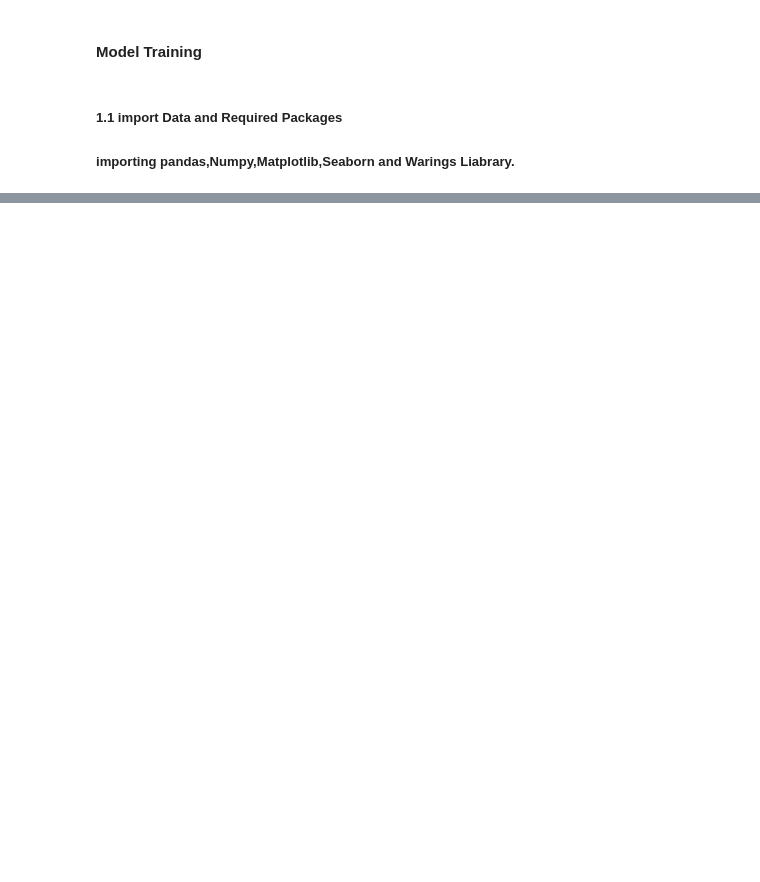
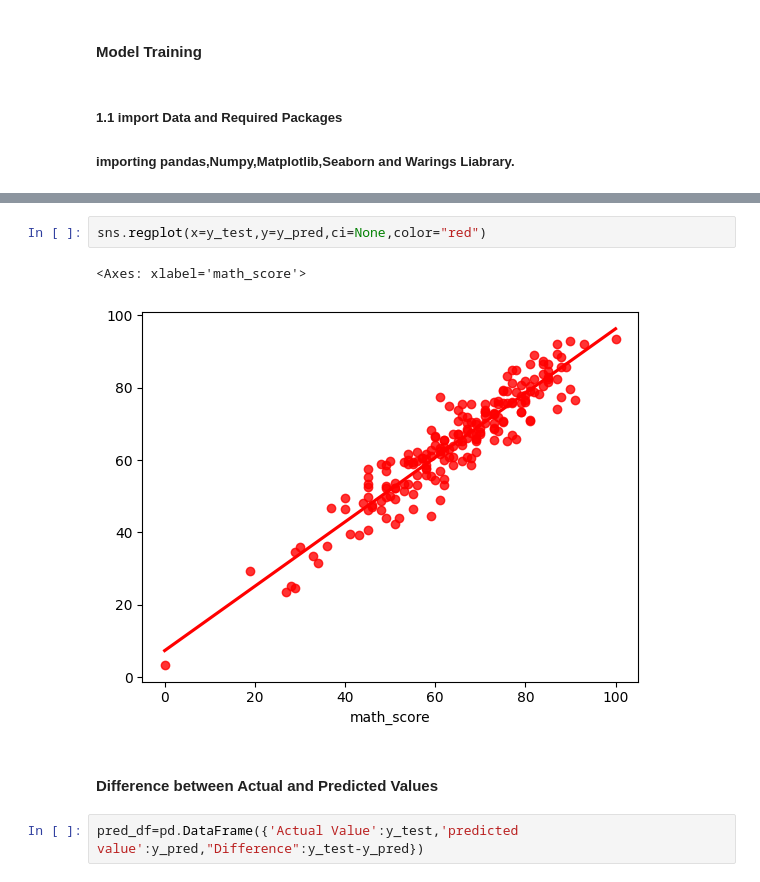
Before and after one commit to nilesh-sadgir/1_project, a Jupyter notebook: notebook/MODEL TRAINING.ipynb, the cells around one changed output, grey strips where cells are left out. Saved outputs shown, nothing was run; the diff lists cells and outputs as text; blank space fills up the shorter version.

```diff
--- a/notebook/MODEL TRAINING.ipynb
+++ b/notebook/MODEL TRAINING.ipynb
@@ -25,0 +225,9 @@ ModuleNotFoundError: No module named 'sklearn'
+# %%
+sns.regplot(x=y_test,y=y_pred,ci=None,color="red")
+# %% [output]
+<Axes: xlabel='math_score'>
+[figure, added]
+# %% [markdown]
+#### Difference between Actual and Predicted Values
+# %%
+pred_df=pd.DataFrame({'Actual Value':y_test,'predicted value':y_pred,"Difference":y_test-y_pred})
```
Also changed, not shown: parts of 25 cells of this notebook, 2 other files.
